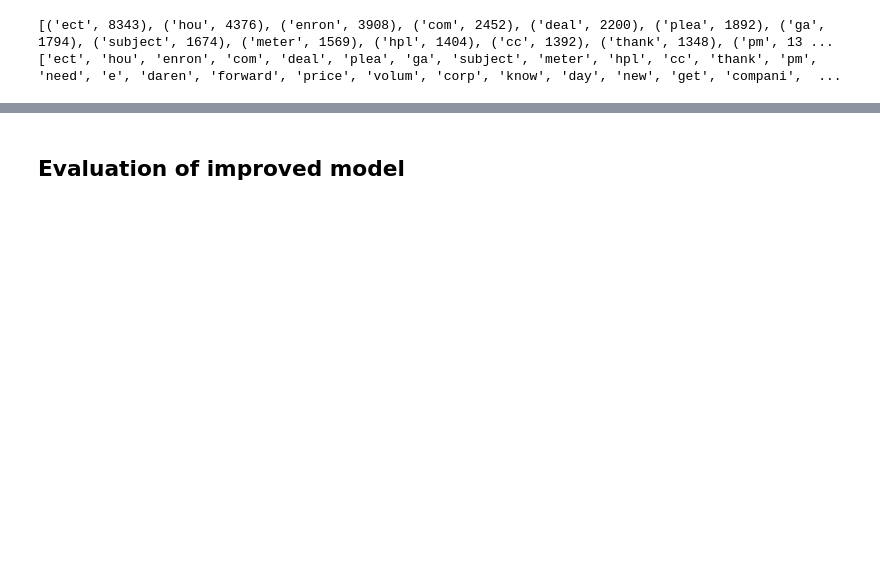
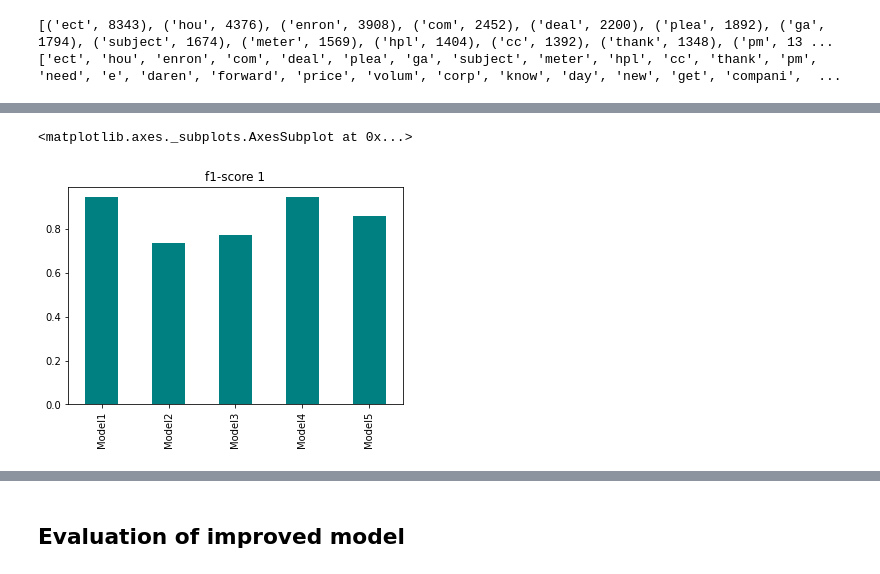
Before and after one commit to fezilemahlangu/Natural-Language-Processing-Project, a Jupyter notebook: NLP_project.ipynb, the cells around one changed output, grey strips where cells are left out. Drawn from its saved outputs; the diff is of its cells as text; code cells hidden in the pictures; blank space fills up the shorter version.

```diff
--- a/NLP_project.ipynb
+++ b/NLP_project.ipynb
@@ -487,0 +778,5 @@ Model3 = MultinomialNB().fit(trans_x_dense,train_y) #multi ???
+# %%
+df1['f1_1'].plot.bar(title = "f1-score 1", color = "teal")
+# %% [output]
+<matplotlib.axes._subplots.AxesSubplot at 0x...>
+[figure, added]
```
Also changed, not shown: parts of 63 cells of this notebook.
